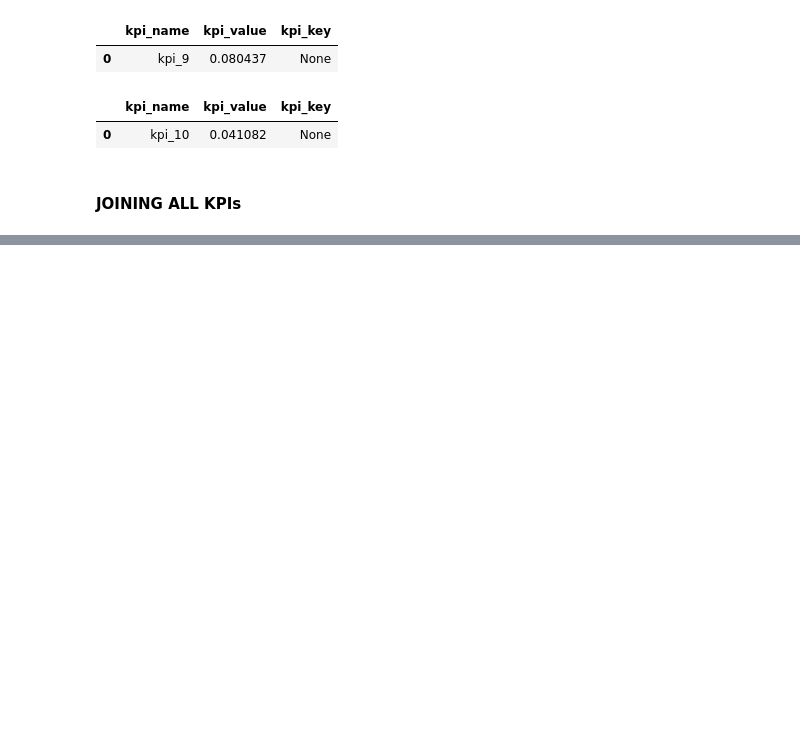
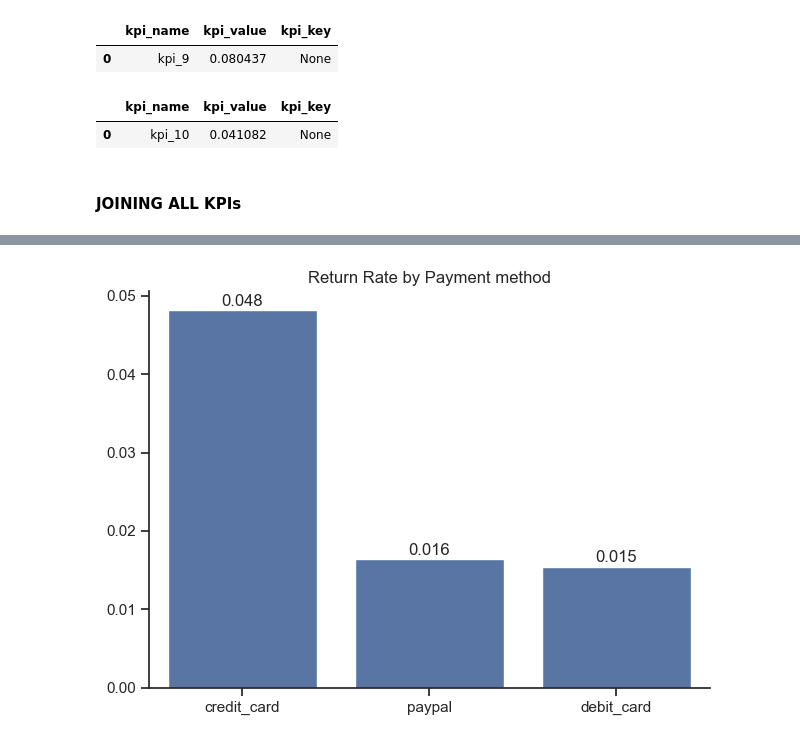
Before and after one commit to spython001/dataflow_inc_analysis, a Jupyter notebook: dtCleaning.ipynb, the cells around one changed output, grey strips where cells are left out. Cells and saved outputs as stored; diff of their text form; code cells hidden in the pictures; blank space fills up the shorter version.

```diff
--- a/dtCleaning.ipynb
+++ b/dtCleaning.ipynb
@@ -532,0 +645,21 @@ kpis_final
+# %%
+# 4. return rate by payment method
+
+df_return = df_clean.groupby('payment_method', as_index=False)['is_return'].sum()
+df_return['return_rate'] = df_return.is_return/len(df_clean)
+df_return = df_return.sort_values(by='return_rate')[::-1]
+
+sns.set_theme(style='ticks')
+ax = sns.barplot(data=df_return, x='payment_method', y='return_rate')
+sns.despine()
+plt.title('Return Rate by Payment method')
+plt.ylabel('')
+plt.xlabel('')
+
+for container in ax.containers:
+    ax.bar_label(container, fmt='%.3f', padding=1)
+
+plt.tight_layout()
+plt.show()
+# %% [output]
+[figure, added]
```
Also changed, not shown: parts of 13 cells of this notebook, 1 other file.
